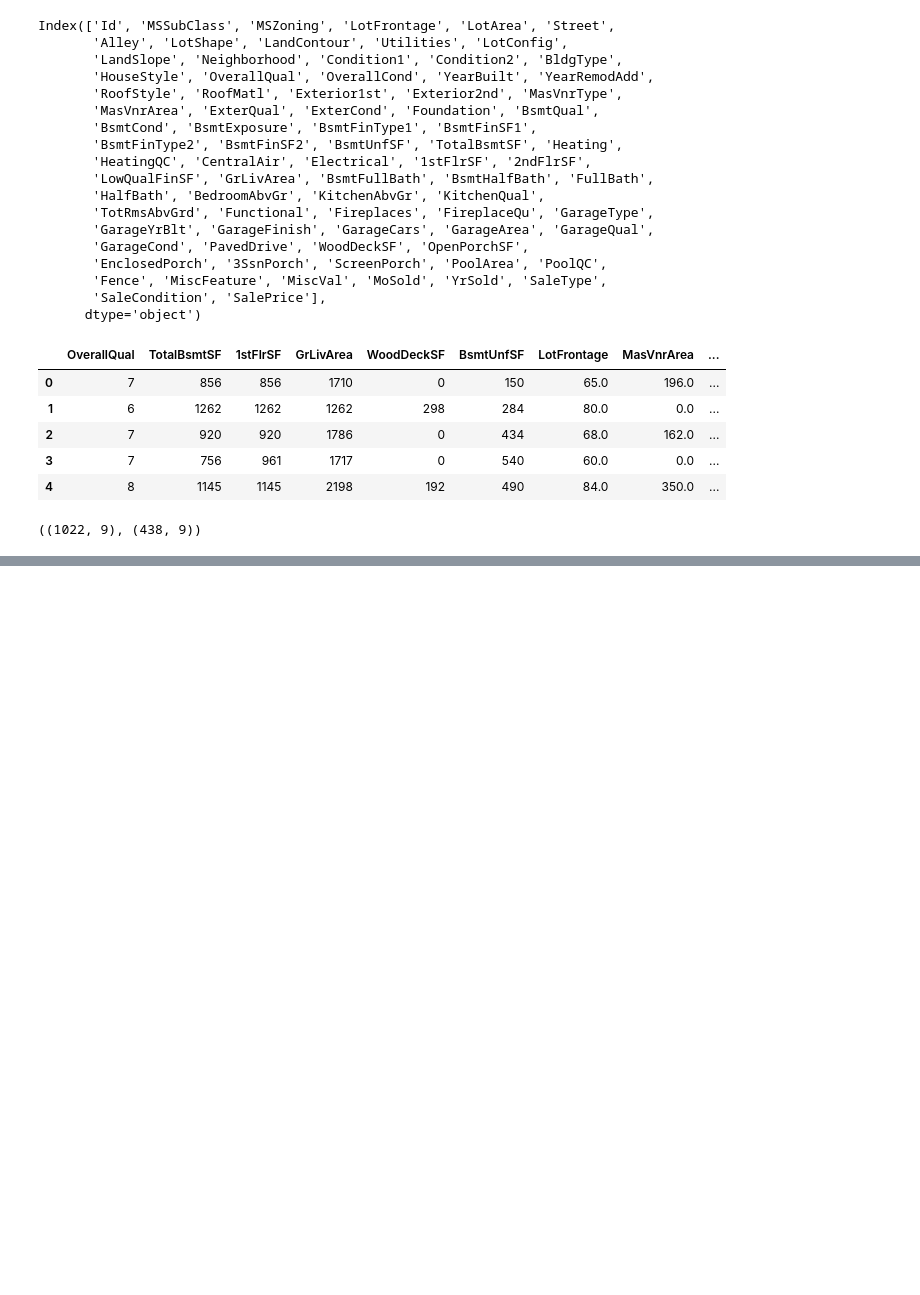
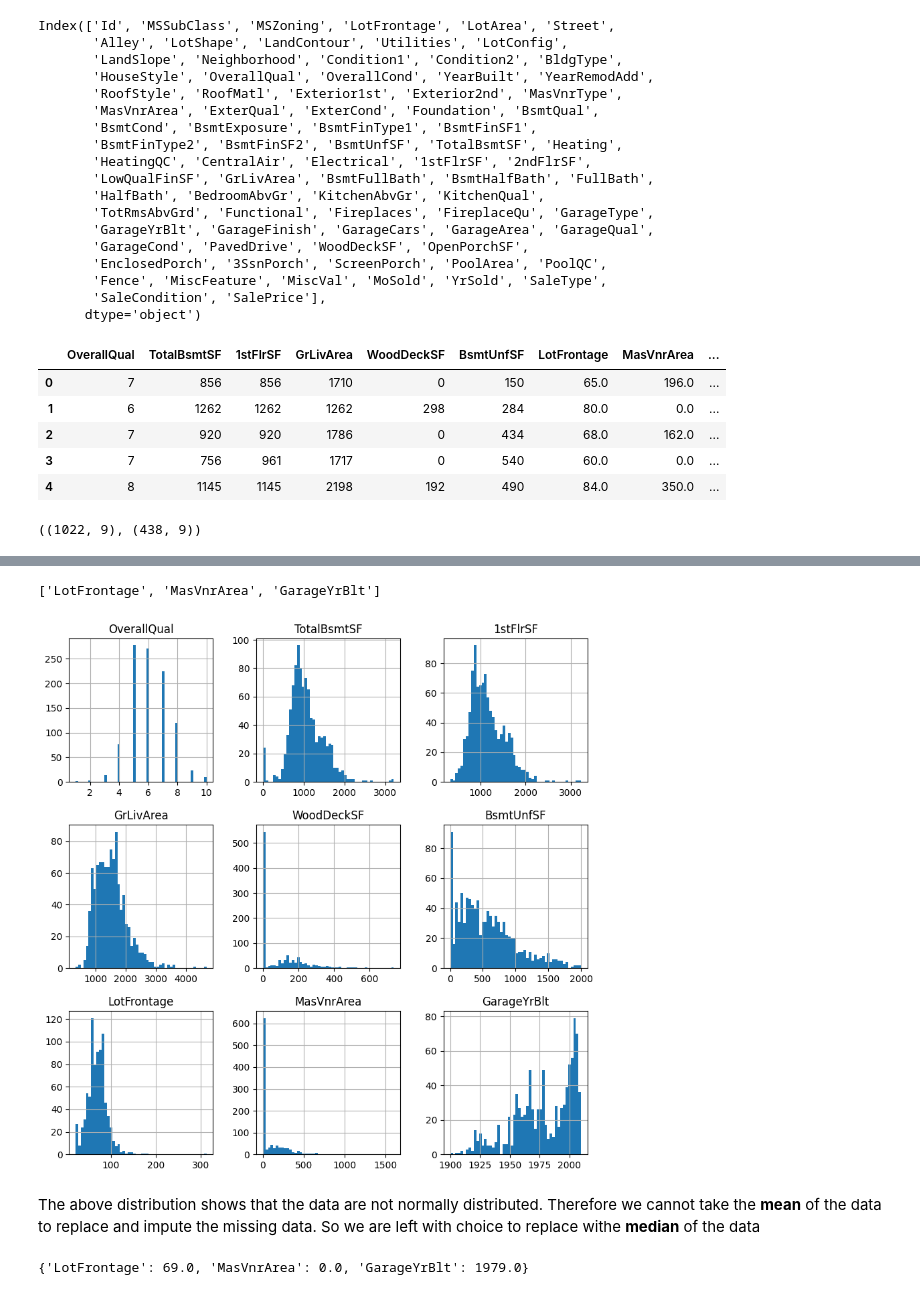
Before and after one commit to Priyo-prog/Complete-Feature-Engineering, a Jupyter notebook: Missing Data Imputation/missing_data_imputation.ipynb, the cells around one changed output, grey strips where cells are left out. Cells and saved outputs as stored; diff of their text form; code cells hidden in the pictures; blank space fills up the shorter version.

```diff
--- a/Missing Data Imputation/missing_data_imputation.ipynb
+++ b/Missing Data Imputation/missing_data_imputation.ipynb
@@ -84,0 +100,21 @@ X_train.shape, X_test.shape
+# %%
+# Capture the variable to impute in a list
+vars_to_impute = [var for var in X_train.columns if X_train[var].isnull().sum() > 0]
+vars_to_impute
+# %% [output]
+['LotFrontage', 'MasVnrArea', 'GarageYrBlt']
+# %%
+# Let's plot the distributions of the variables
+X_train.hist(bins=50, figsize=(10,10))
+plt.show()
+# %% [output]
+[figure, added]
+# %% [markdown]
+The above distribution shows that the data are not normally distributed. Therefore we cannot take the **mean** of the data to replace and impute the missing data. So we are left with choice to replace withe **median** of the data
+# %%
+# Capture the median of the 3 variables in a dictionary
+
+imputation_dict = X_train[vars_to_impute].median().to_dict()
+imputation_dict
+# %% [output]
+{'LotFrontage': 69.0, 'MasVnrArea': 0.0, 'GarageYrBlt': 1979.0}
```
Also changed, not shown: parts of 5 cells of this notebook.
